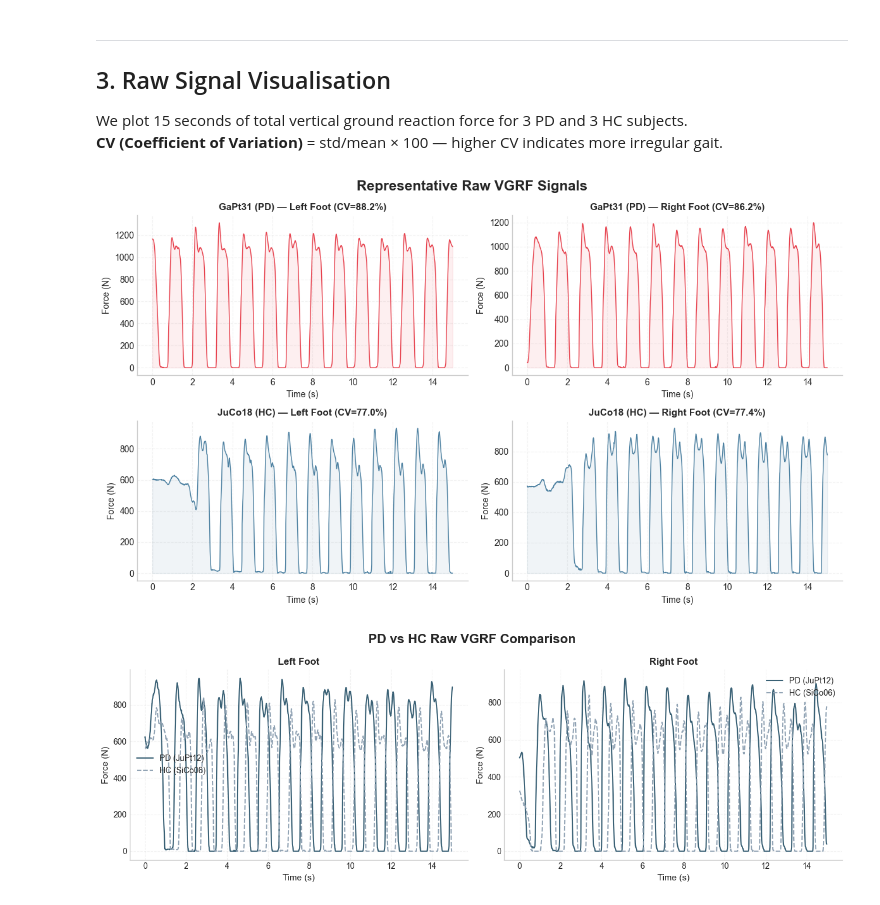
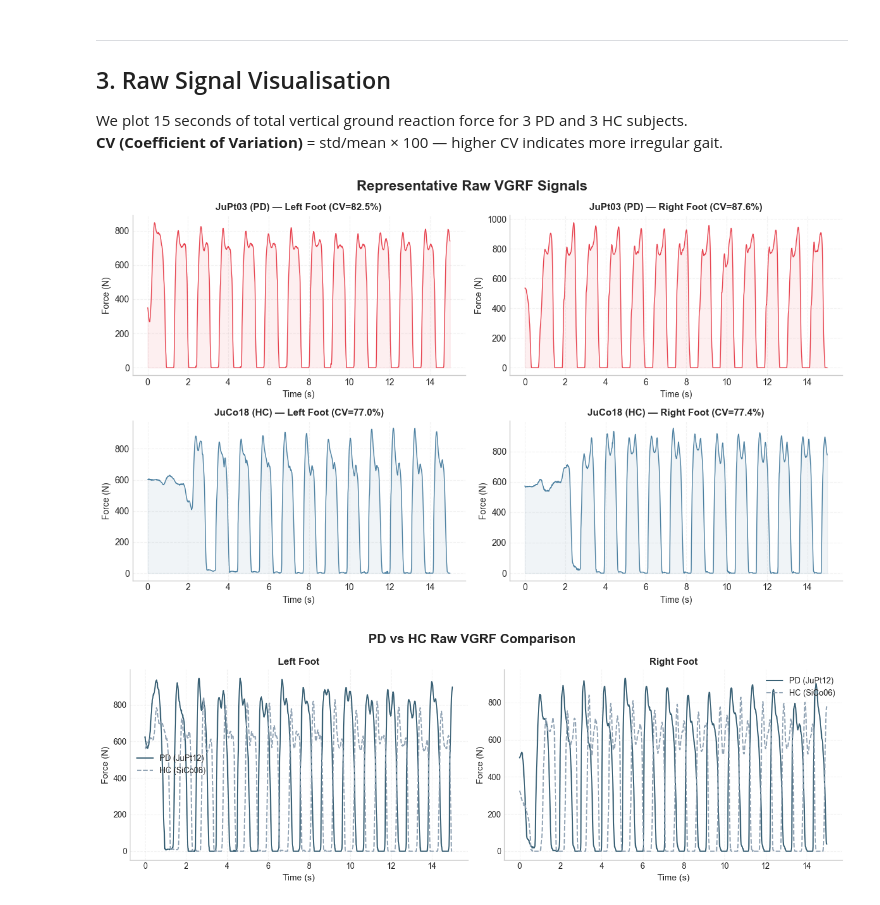
Before and after one commit to periwalkeshav/Automatic-Detection-of-Parkinson-s-Disease-Using-Gait-Signals-and-State-Space-Models, a Jupyter notebook: Deliverable1_Analysis_1.ipynb, the cells around one changed output. Drawn from its saved outputs; the diff is of its cells as text; code cells hidden in the pictures.

```diff
--- a/Deliverable1_Analysis_1.ipynb
+++ b/Deliverable1_Analysis_1.ipynb
@@ -530,7 +530,7 @@ PALETTE    = {"PD": "#E63946", "HC": "#457B9D"}
 def plot_representative_raw_signals(file_df, save=True):
 
     pd_subject = (
-        file_df[file_df["label"] == "PD"]
+        file_df[(file_df["label"] == "PD") & (file_df["cohort"] == "Ju")]
         .sample(1, random_state=42)
         .iloc[0]
     )
@@ -591,35 +591,35 @@ def plot_representative_raw_signals(file_df, save=True):
                 alpha=0.08
             )
 
             ax.spines["top"].set_visible(False)
             ax.spines["right"].set_visible(False)
 
 
             cv = np.std(y) / (np.mean(y) + 1e-8) * 100
 
             ax.set_title(
                 f"{row['subject_id']} ({label}) — {foot} (CV={cv:.1f}%)",
                 fontsize=11,
                 fontweight="bold"
             )
 
             ax.set_xlabel("Time (s)")
             ax.set_ylabel("Force (N)")
 
     plt.tight_layout()
 
     if save:
         plt.savefig(
-            f"{OUTPUT_DIR}/fig_representative_raw_signals.png",
+            f"{OUTPUT_DIR}/fig_representative_raw_signals_1.png",
             dpi=300,
             bbox_inches="tight"
         )
 
     plt.show()
 
 plot_representative_raw_signals(file_df)
 # %% [output]
-[figure, old version]
+[figure, new version]
 # %%
 def plot_overlay_signals(file_df, save=True):
 
```
Also changed, not shown: parts of 1 cell of this notebook, 10 other files.
